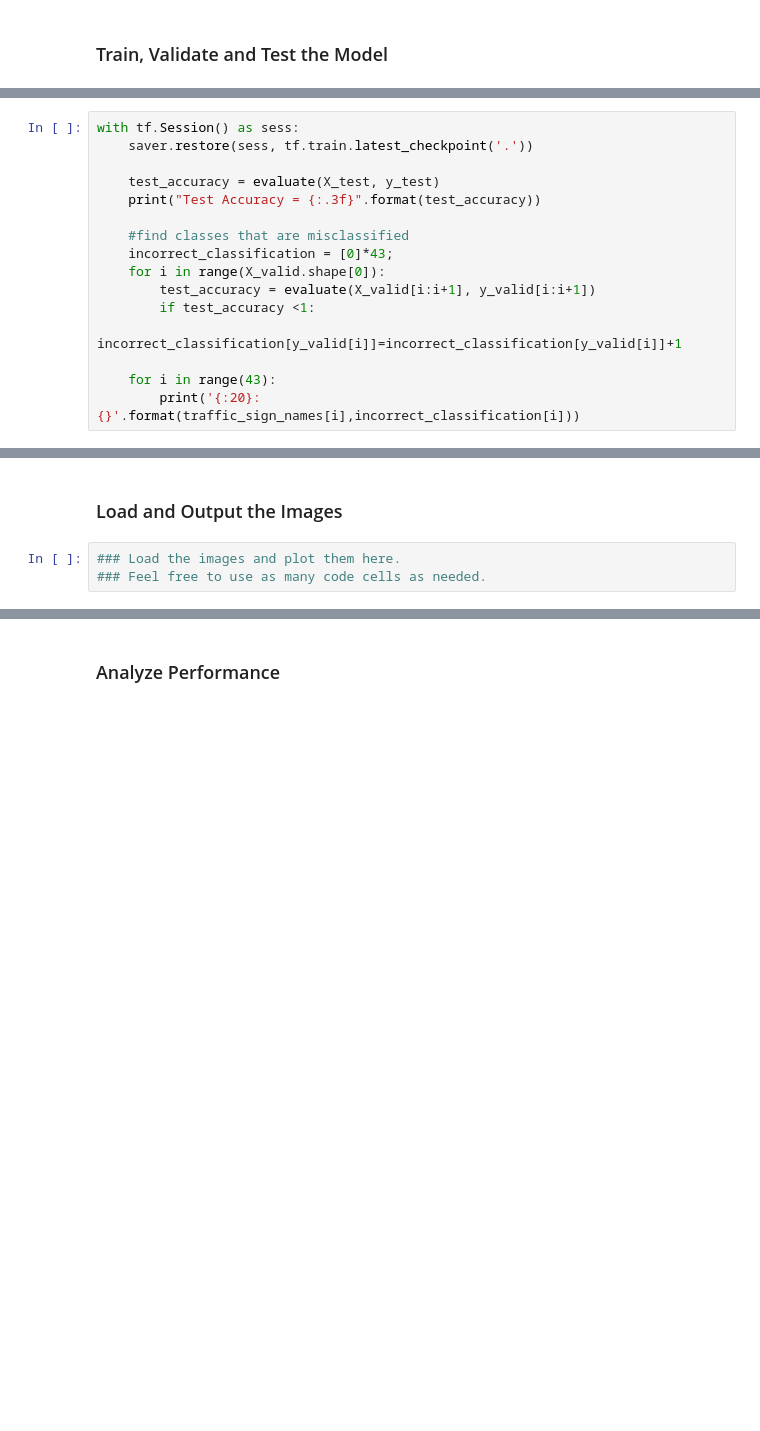
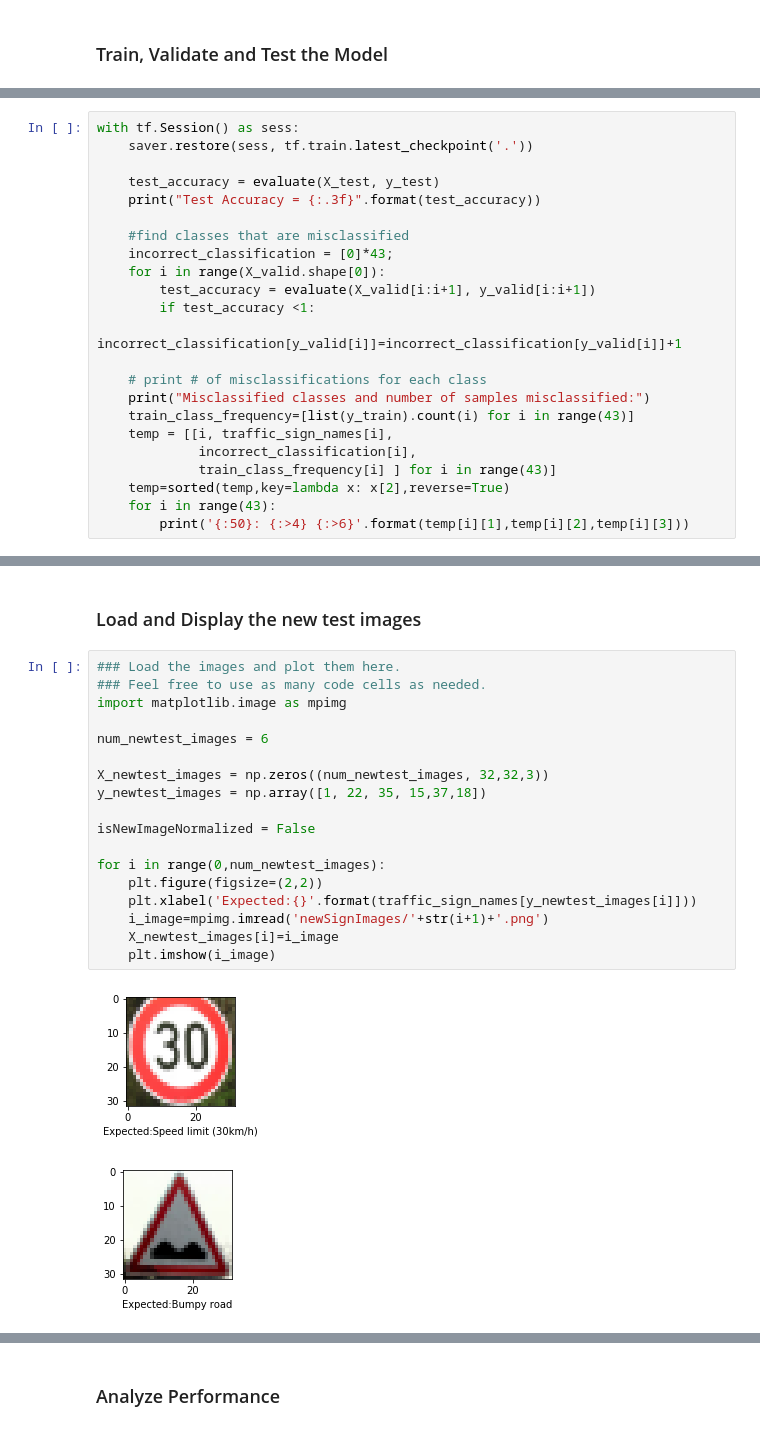
Before and after one commit to swarnimsoni/CarND-Traffic-Sign-Classifier-Project-master, a Jupyter notebook: Traffic_Sign_Classifier.ipynb, the cells around one changed output, grey strips where cells are left out. Cells and saved outputs as stored; diff of their text form; blank space fills up the shorter version.

```diff
--- a/Traffic_Sign_Classifier.ipynb
+++ b/Traffic_Sign_Classifier.ipynb
@@ -628,7 +593,14 @@ with tf.Session() as sess:
         if test_accuracy <1:
             incorrect_classification[y_valid[i]]=incorrect_classification[y_valid[i]]+1
 
+    # print # of misclassifications for each class
+    print("Misclassified classes and number of samples misclassified:")
+    train_class_frequency=[list(y_train).count(i) for i in range(43)]
+    temp = [[i, traffic_sign_names[i],
+             incorrect_classification[i],
+             train_class_frequency[i] ] for i in range(43)]
+    temp=sorted(temp,key=lambda x: x[2],reverse=True)
     for i in range(43):
-        print('{:20}: {}'.format(traffic_sign_names[i],incorrect_classification[i]))
+        print('{:50}: {:>4} {:>6}'.format(temp[i][1],temp[i][2],temp[i][3]))
 # %% [output]
 INFO:tensorflow:Restoring parameters from ./lenet
@@ -659,5 +629,23 @@ You may find `signnames.csv` useful as it contains mappings from the class id (i
 # %% [markdown]
-### Load and Output the Images
+### Load and Display the new test images
-# %%
-### Load the images and plot them here.
-### Feel free to use as many code cells as needed.
+# %%
+### Load the images and plot them here.
+### Feel free to use as many code cells as needed.
+import matplotlib.image as mpimg
+
+num_newtest_images = 6
+
+X_newtest_images = np.zeros((num_newtest_images, 32,32,3))
+y_newtest_images = np.array([1, 22, 35, 15,37,18])
+
+isNewImageNormalized = False
+
+for i in range(0,num_newtest_images):
+    plt.figure(figsize=(2,2))
+    plt.xlabel('Expected:{}'.format(traffic_sign_names[y_newtest_images[i]]))
+    i_image=mpimg.imread('newSignImages/'+str(i+1)+'.png')
+    X_newtest_images[i]=i_image
+    plt.imshow(i_image)
+# %% [output]
+[figure, added]
+[figure, added]
```
Also changed, not shown: parts of 38 cells of this notebook, 15 other files.
